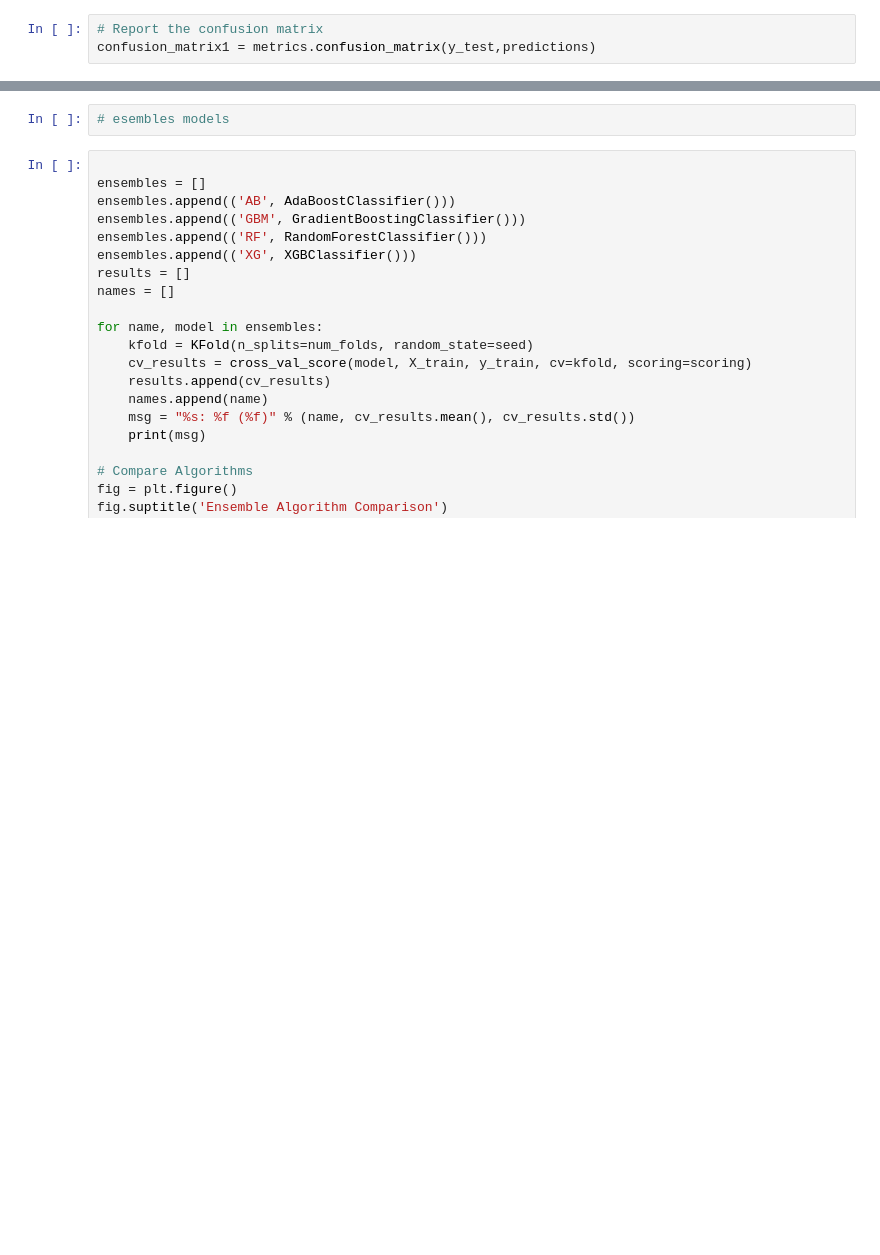
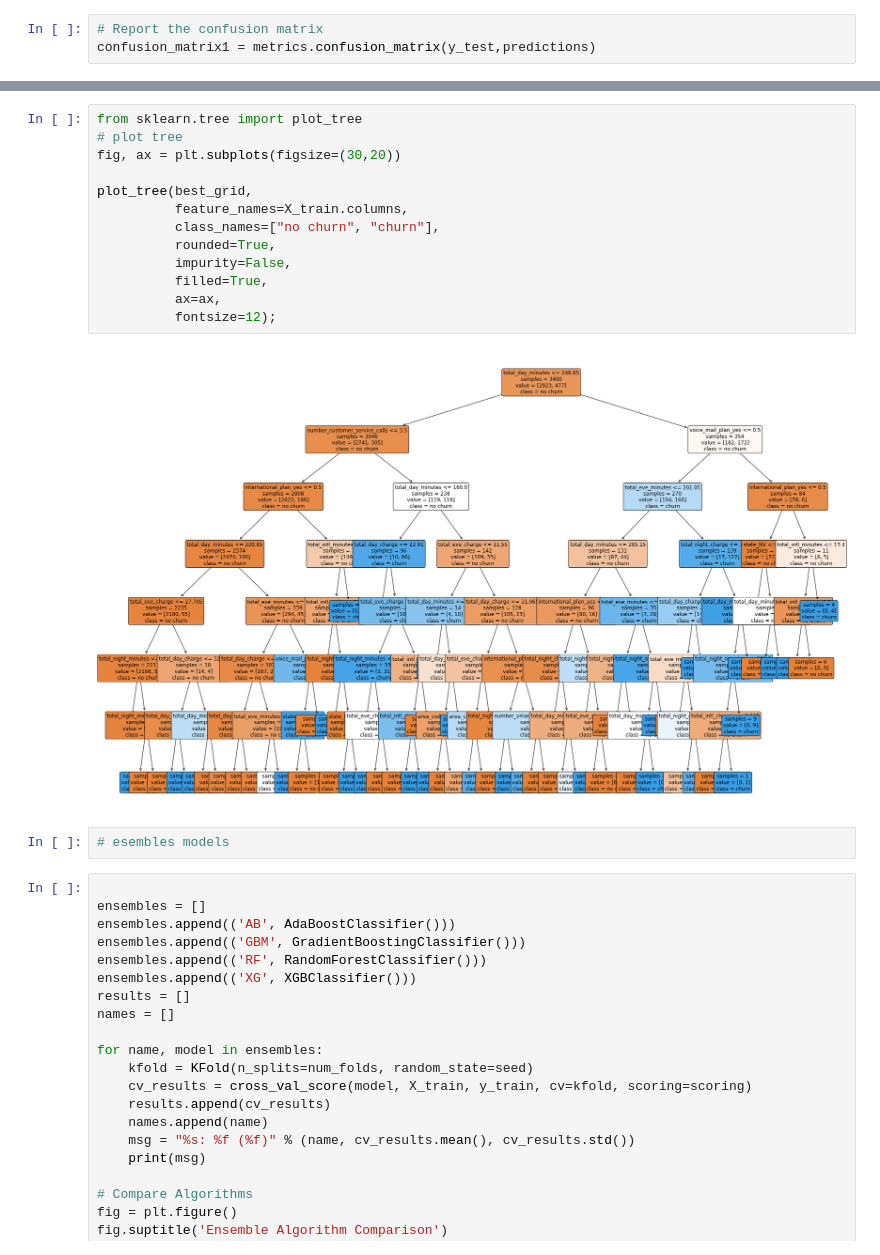
Before and after one commit to gbagatini/Customer_Churn-_Prediction, a Jupyter notebook: Churn_analysis.ipynb, the cells around one changed output, grey strips where cells are left out. Drawn from its saved outputs; the diff is of its cells as text; blank space fills up the shorter version.

```diff
--- a/Churn_analysis.ipynb
+++ b/Churn_analysis.ipynb
@@ -439,3 +441,18 @@ matrix
+# %%
+from sklearn.tree import plot_tree
+# plot tree
+fig, ax = plt.subplots(figsize=(30,20))
+
+plot_tree(best_grid,
+          feature_names=X_train.columns,
+          class_names=["no churn", "churn"],
+          rounded=True,
+          impurity=False,
+          filled=True,
+          ax=ax,
+          fontsize=12);
+# %% [output]
+[figure, added]
 # %%
 # esembles models
 # %%
```
Also changed, not shown: parts of 28 cells of this notebook.
